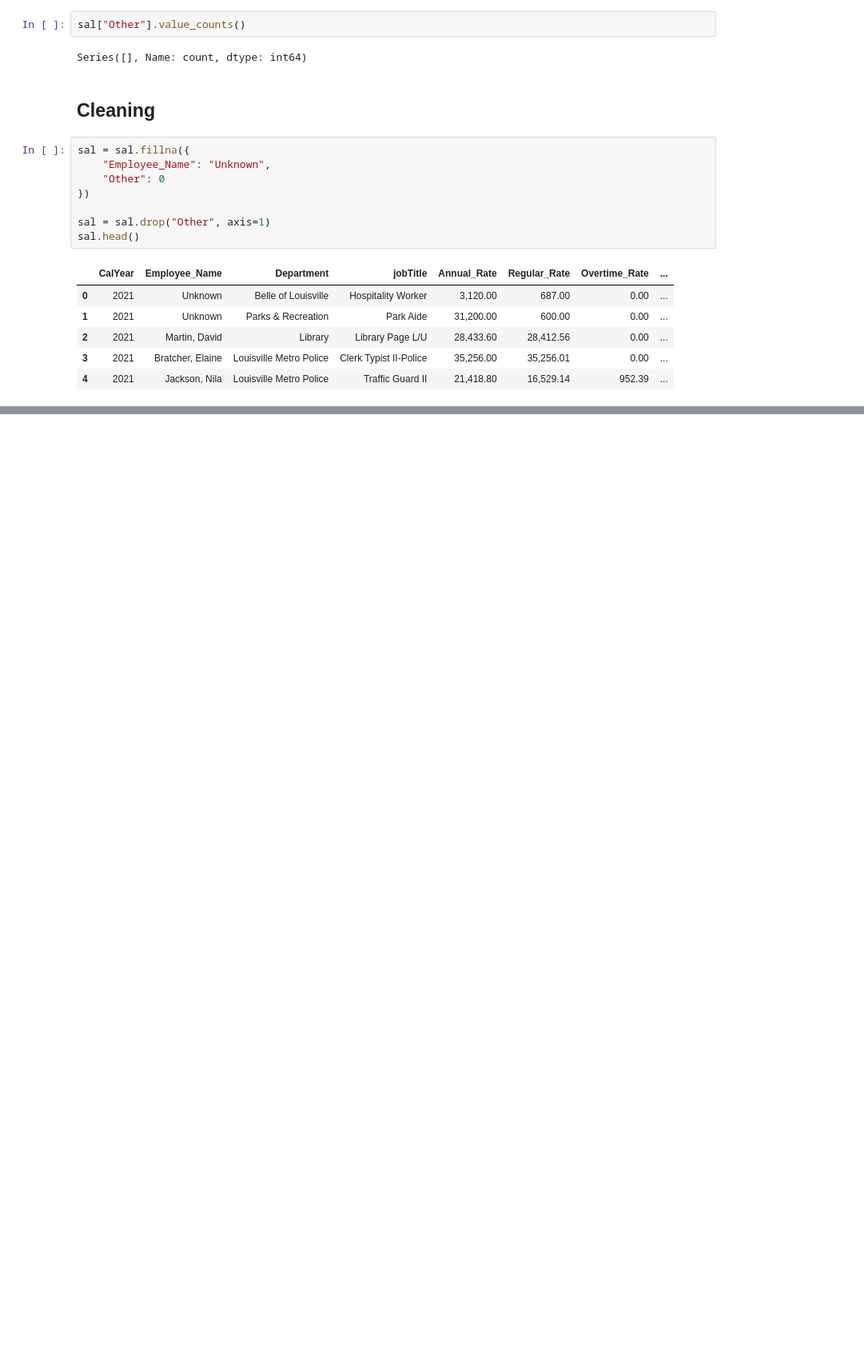
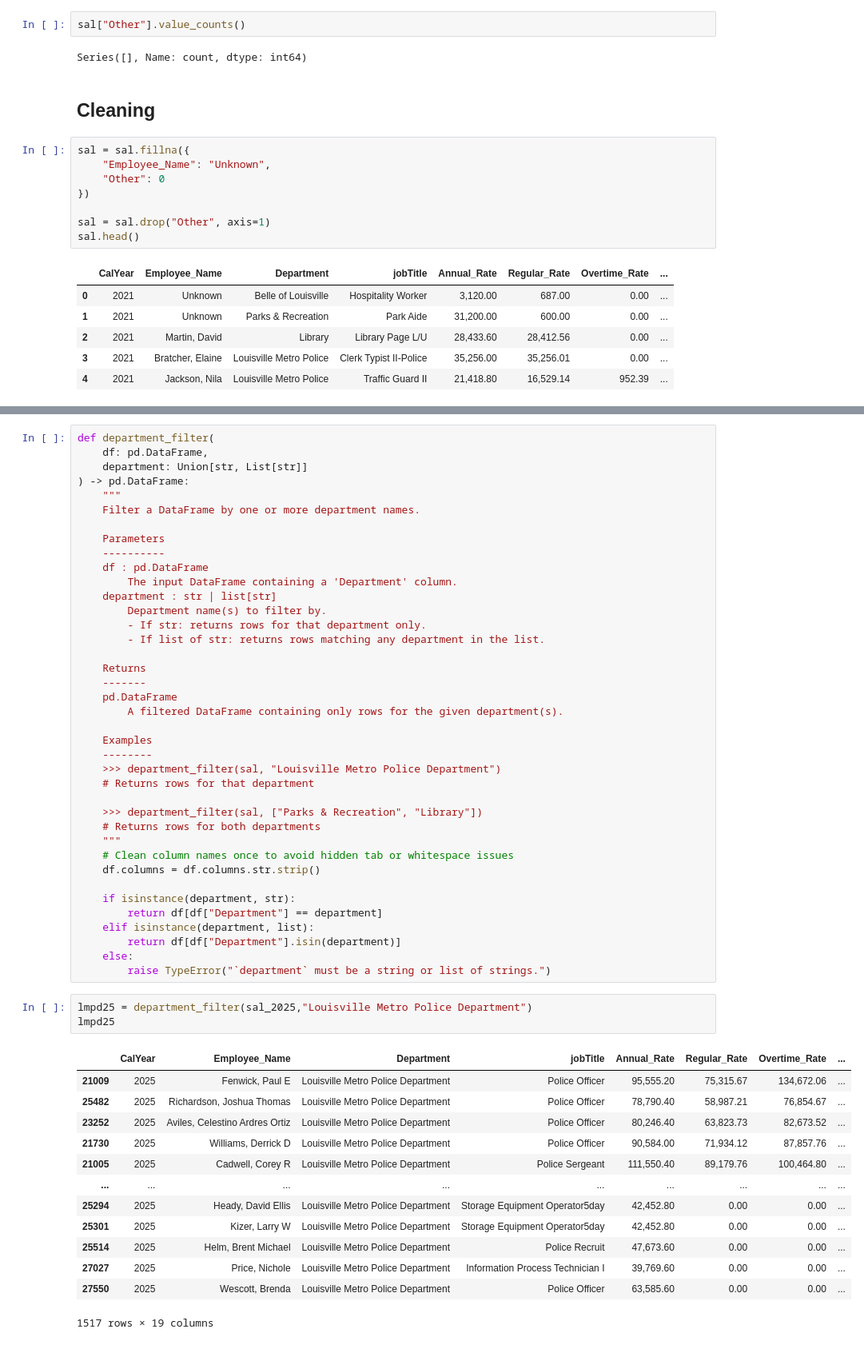
Before and after one commit to dmorton714/Louisville_stats, a Jupyter notebook: SalStudy/sal.ipynb, the cells around one changed output, grey strips where cells are left out. Shown at 80% size. Drawn from its saved outputs; the diff is of its cells as text; blank space fills up the shorter version.

```diff
--- a/SalStudy/sal.ipynb
+++ b/SalStudy/sal.ipynb
@@ -86,0 +194,56 @@ sal.head()
+# %%
+def department_filter(
+    df: pd.DataFrame,
+    department: Union[str, List[str]]
+) -> pd.DataFrame:
+    """
+    Filter a DataFrame by one or more department names.
+
+    Parameters
+    ----------
+    df : pd.DataFrame
+        The input DataFrame containing a 'Department' column.
+    department : str | list[str]
+        Department name(s) to filter by.
+        - If str: returns rows for that department only.
+        - If list of str: returns rows matching any department in the list.
+
+    Returns
+    -------
+    pd.DataFrame
+        A filtered DataFrame containing only rows for the given department(s).
+
+    Examples
+    --------
+    >>> department_filter(sal, "Louisville Metro Police Department")
+    # Returns rows for that department
+
+    >>> department_filter(sal, ["Parks & Recreation", "Library"])
+    # Returns rows for both departments
+    """
+    # Clean column names once to avoid hidden tab or whitespace issues
+    df.columns = df.columns.str.strip()
+
+    if isinstance(department, str):
+        return df[df["Department"] == department]
+    elif isinstance(department, list):
+        return df[df["Department"].isin(department)]
+    else:
+        raise TypeError("`department` must be a string or list of strings.")
+# %%
+lmpd25 = department_filter(sal_2025,"Louisville Metro Police Department")
+lmpd25
+# %% [output]
+|  | CalYear | Employee_Name | Department | jobTitle | Annual_Rate | Regular_Rate | Overtime_Rate | ... |
+| 21009 | 2025 | Fenwick, Paul E | Louisville Metro Police Department | Police Officer | 95,555.20 | 75,315.67 | 134,672.06 | ... |
+| 25482 | 2025 | Richardson, Joshua Thomas | Louisville Metro Police Department | Police Officer | 78,790.40 | 58,987.21 | 76,854.67 | ... |
+| 23252 | 2025 | Aviles, Celestino Ardres Ortiz | Louisville Metro Police Department | Police Officer | 80,246.40 | 63,823.73 | 82,673.52 | ... |
+| 21730 | 2025 | Williams, Derrick D | Louisville Metro Police Department | Police Officer | 90,584.00 | 71,934.12 | 87,857.76 | ... |
+| 21005 | 2025 | Cadwell, Corey R | Louisville Metro Police Department | Police Sergeant | 111,550.40 | 89,179.76 | 100,464.80 | ... |
+| ... | ... | ... | ... | ... | ... | ... | ... | ... |
+| 25294 | 2025 | Heady, David Ellis | Louisville Metro Police Department | Storage Equipment Operator5day | 42,452.80 | 0.00 | 0.00 | ... |
+| 25301 | 2025 | Kizer, Larry W | Louisville Metro Police Department | Storage Equipment Operator5day | 42,452.80 | 0.00 | 0.00 | ... |
+| 25514 | 2025 | Helm, Brent Michael | Louisville Metro Police Department | Police Recruit | 47,673.60 | 0.00 | 0.00 | ... |
+| 27027 | 2025 | Price, Nichole | Louisville Metro Police Department | Information Process Technician I | 39,769.60 | 0.00 | 0.00 | ... |
+| 27550 | 2025 | Wescott, Brenda | Louisville Metro Police Department | Police Officer | 63,585.60 | 0.00 | 0.00 | ... |
+1517 rows × 19 columns
```
Also changed, not shown: parts of 7 cells of this notebook.
